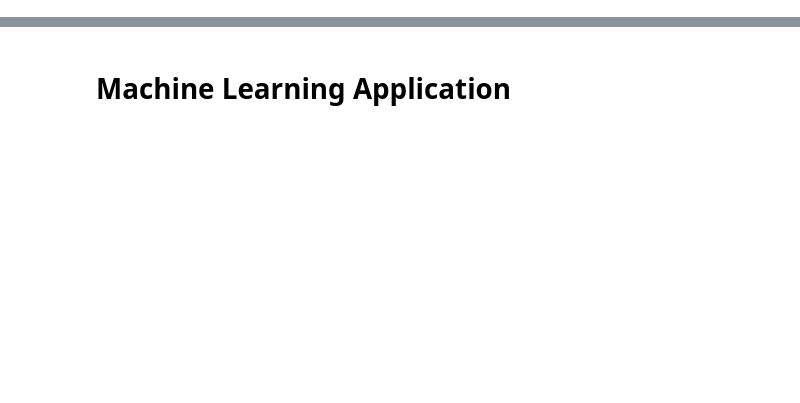
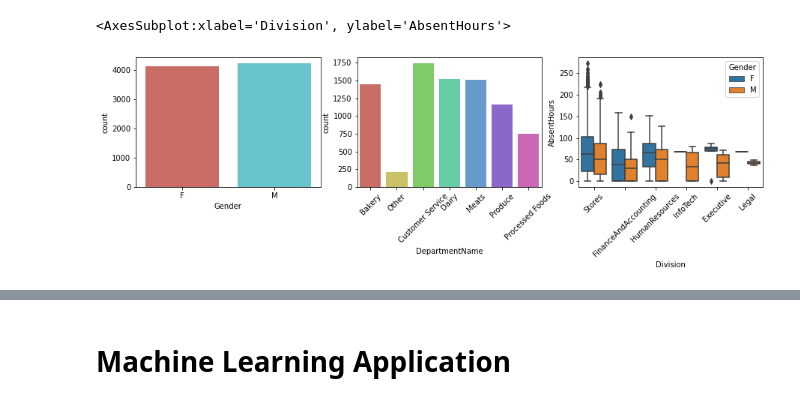
Before and after one commit to DC3044/AI4Business, a Jupyter notebook: Notebooks/ExecEd.ipynb, the cells around one changed output, grey strips where cells are left out. Cells and saved outputs as stored; diff of their text form; code cells hidden in the pictures; blank space fills up the shorter version.

```diff
--- a/Notebooks/ExecEd.ipynb
+++ b/Notebooks/ExecEd.ipynb
@@ -131,0 +181,7 @@ sns.countplot(x='Spending_Score', data = df, palette='hls')
+# %%
+print(df.DepartmentName.value_counts().keys())
+# Too many department types: let's reassign the least frequent ones to "Other"
+most_frequent = ["Customer Service", "Dairy", "Meats", "Bakery", "Produce", "Processed Foods"]
+df["DepartmentName"] = df["DepartmentName"].apply(lambda x: "Other" if x not in most_frequent else x)
+print("_________")
+print(df.DepartmentName.value_counts())  # It has now been synthetised
@@ -131,0 +201,13 @@ sns.countplot(x='Spending_Score', data = df, palette='hls')
+# %%
+plt.figure(figsize=(15,7))
+plt.subplot(2,3,1)
+sns.countplot(x='Gender', data = df, palette='hls')
+plt.subplot(2,3,2)
+plt.xticks(rotation = 45)
+sns.countplot(x='DepartmentName', data = df, palette='hls')
+plt.subplot(2,3,3)
+plt.xticks(rotation = 45)
+sns.boxplot(x="Division", y="AbsentHours", hue="Gender", data=df)
+# %% [output]
+<AxesSubplot:xlabel='Division', ylabel='AbsentHours'>
+[figure, added]
```
Also changed, not shown: parts of 46 cells of this notebook, 5 other files.
